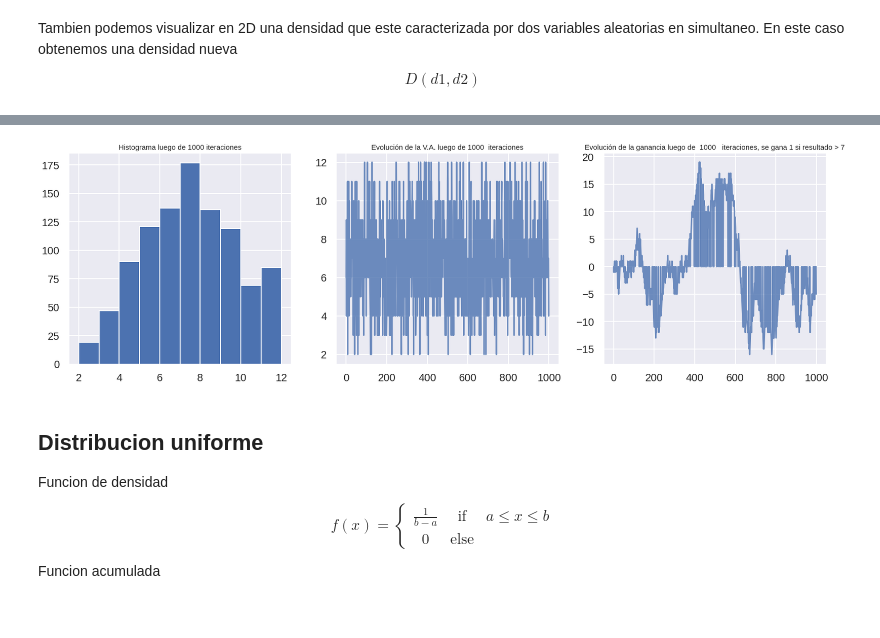
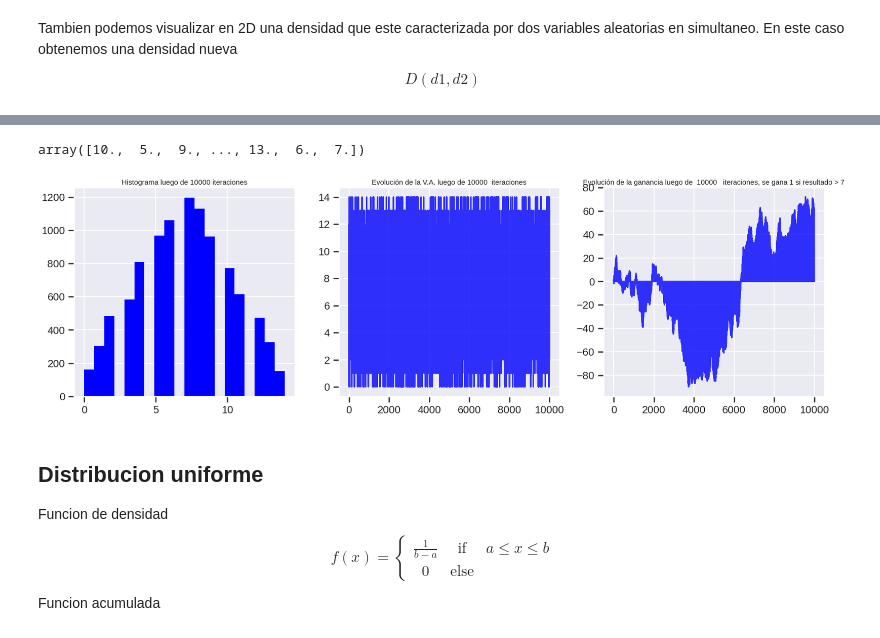
Before and after one commit to investigacion-operativa/pyOperativ, a Jupyter notebook: 03_simulacion/casos_codigo/1_ioperativ_clase01_zafari_distribuciones.ipynb, the cells around one changed output, grey strips where cells are left out. Cells and saved outputs as stored; diff of their text form; code cells hidden in the pictures.

```diff
--- a/03_simulacion/casos_codigo/1_ioperativ_clase01_zafari_distribuciones.ipynb
+++ b/03_simulacion/casos_codigo/1_ioperativ_clase01_zafari_distribuciones.ipynb
@@ -138,7 +137,7 @@ plt.show()
 # %%
 
 # cantidad de veces a tirar el dado
-tiradas = 1000
+tiradas = 10000
 
 # umbral para ganar
 umbral = 7
@@ -148,14 +147,15 @@ def dado(n):
     total1 = 0
     total2 = 0
     for i in range(n):
-        total1 += random.randint(1, 6)
-        total2 += random.randint(1, 6)
+        total1 += random.randint(0, 7)
+        total2 += random.randint(0, 7)
     total = total1 + total2
     return total
 
 
 # crear vector resultados para guardar la suma del dado 1 y dado 2 en cada tirada
 resultados = np.zeros(tiradas)
+
 for g in range(0,tiradas):
     resultados[g] = np.round(dado(1))
 
@@ -167,23 +167,27 @@ for t in range(0,np.shape(resultados)[0]):
     if resultados[t]<umbral:
         total[t] = tot - 1
         tot = tot - 1
-    if resultados[t]>umbral:
+    elif resultados[t]>umbral:
         total[t] = tot + 1
         tot = tot + 1
+# %%
+resultados
+# %% [output]
+array([10.,  5.,  9., ..., 13.,  6.,  7.])
 # %%
 fig, ax = plt.subplots(1,3, sharex=False, figsize= (28,8), sharey = False)
 
-ax[0].hist(resultados,color = 'b')
+ax[0].hist(resultados,color = 'b', bins = 20)
 ax[1].plot(range(0, np.shape(resultados)[0]),resultados, color = 'b', alpha = 0.8)
 ax[2].plot(range(0,np.shape(resultados)[0]),total, color = 'b', alpha = 0.8)
 
 ax[0].set_title('Histograma luego de ' + str(tiradas) +' iteraciones', size=15)
 ax[1].set_title('Evolución de la V.A. luego de ' + str(tiradas) +'  iteraciones', size=15)
 ax[2].set_title('Evolución de la ganancia luego de  ' + str(tiradas) +'   iteraciones, se gana 1 si resultado > 7', size=15)
 
 plt.show()
 # %% [output]
-[figure, old version]
+[figure, new version]
 # %% [markdown]
 ## **Distribucion uniforme**
 
```
Also changed, not shown: parts of 11 cells of this notebook.
